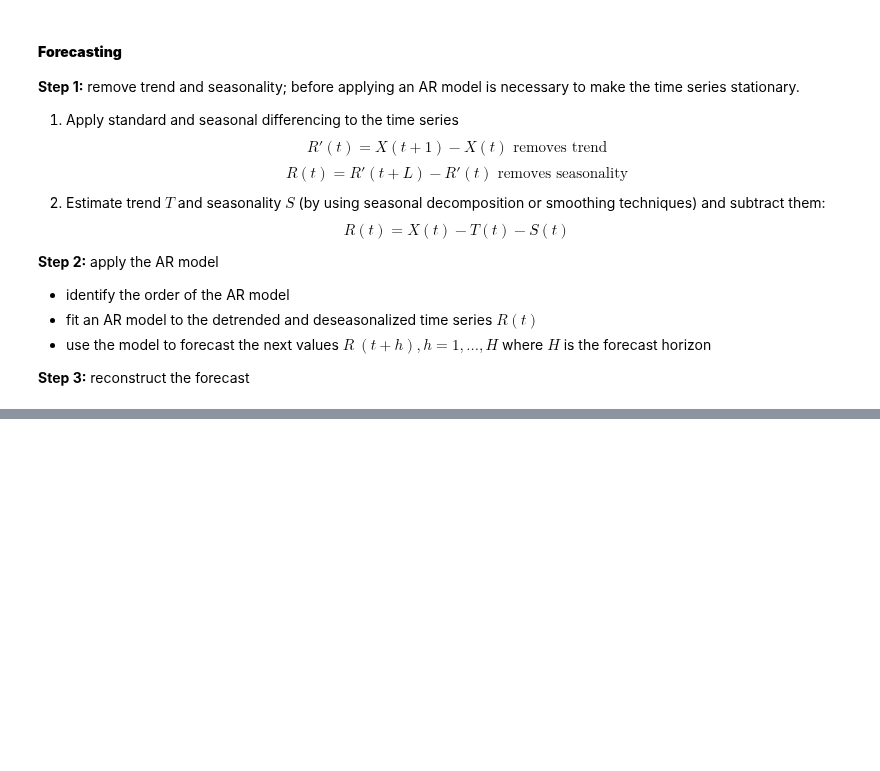
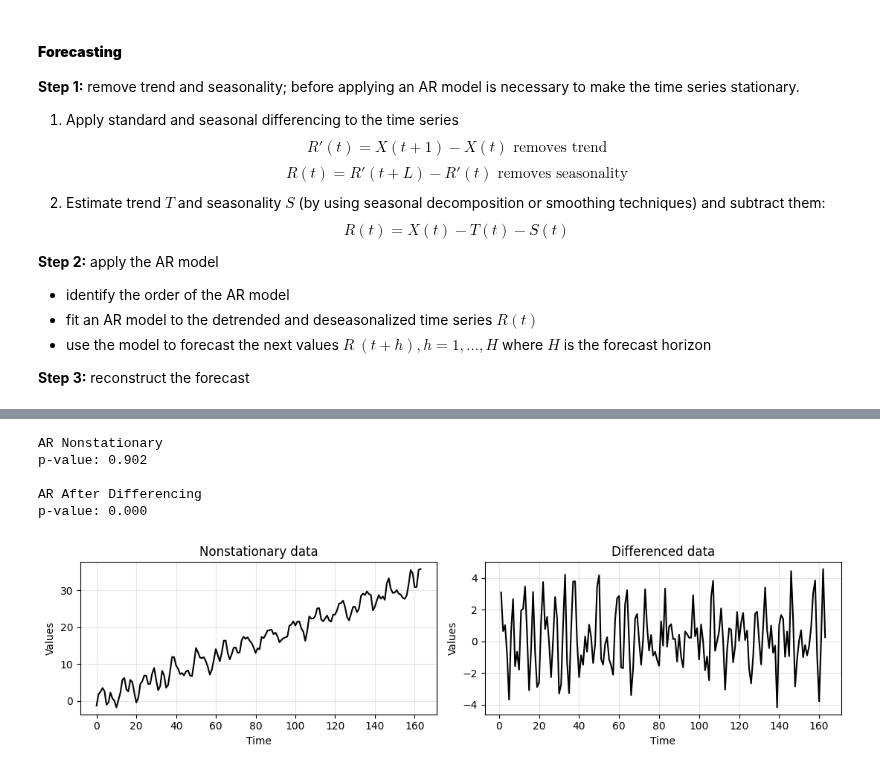
Before and after one commit to VladWero08/time-series-ad-gan, a Jupyter notebook: src/general/time-series-analysis.ipynb, the cells around one changed output, grey strips where cells are left out. Drawn from its saved outputs; the diff is of its cells as text; code cells hidden in the pictures; blank space fills up the shorter version.

Commit message:
add ar-ma section in the time-series analysis notebook

```diff
--- a/src/general/time-series-analysis.ipynb
+++ b/src/general/time-series-analysis.ipynb
@@ -799,0 +800,26 @@ plt.tight_layout();
+# %%
+_, pvalue, _, _, _, _ = adfuller(train_data_ar)
+
+print("AR Nonstationary")
+print(f"p-value: {pvalue:.3f}")
+print()
+
+diff_ar = train_data_ar[1:] - train_data_ar[:-1]
+
+_, pvalue, _, _, _, _ = adfuller(diff_ar)
+
+print("AR After Differencing")
+print(f"p-value: {pvalue:.3f}")
+# %% [output]
+AR Nonstationary
+p-value: 0.902
+
+AR After Differencing
+p-value: 0.000
+# %%
+_, axes = plt.subplots(1,2, figsize=(11,3))
+run_sequence_plot(time[:len(train_data_ar)], train_data_ar, title="Nonstationary data", ax=axes[0])
+run_sequence_plot(time[1:len(train_data_ar)], diff_ar, title="Differenced data", ax=axes[1])
+plt.tight_layout();
+# %% [output]
+[figure, added]
```
Also changed, not shown: parts of 71 cells of this notebook.
